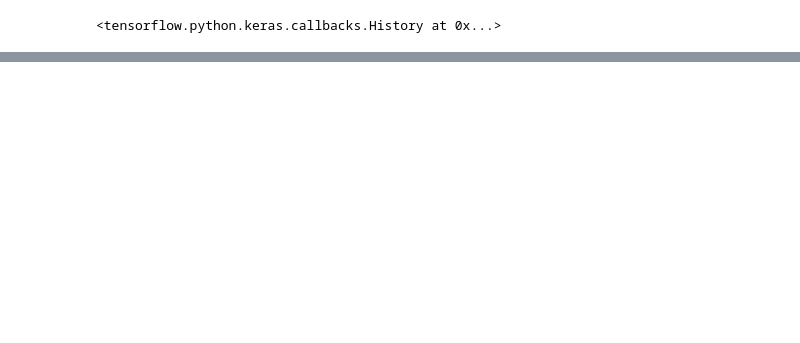
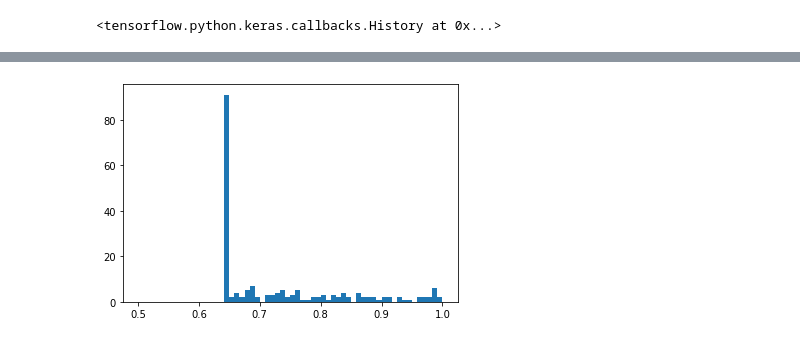
Before and after one commit to leechungpa/financial-engineering-intro, a Jupyter notebook: final_report.ipynb, the cells around one changed output, grey strips where cells are left out. Drawn from its saved outputs; the diff is of its cells as text; code cells hidden in the pictures; blank space fills up the shorter version.

```diff
--- a/final_report.ipynb
+++ b/final_report.ipynb
@@ -103,0 +169,8 @@ array([[0.95839506]], dtype=float32)
+# %%
+result2 = my_model.predict(test_X)
+
+plt.figure()
+plt.hist(result2,bins=60, range=[0.5, 1])
+plt.show()
+# %% [output]
+[figure, added]
```
Also changed, not shown: parts of 19 cells of this notebook.
